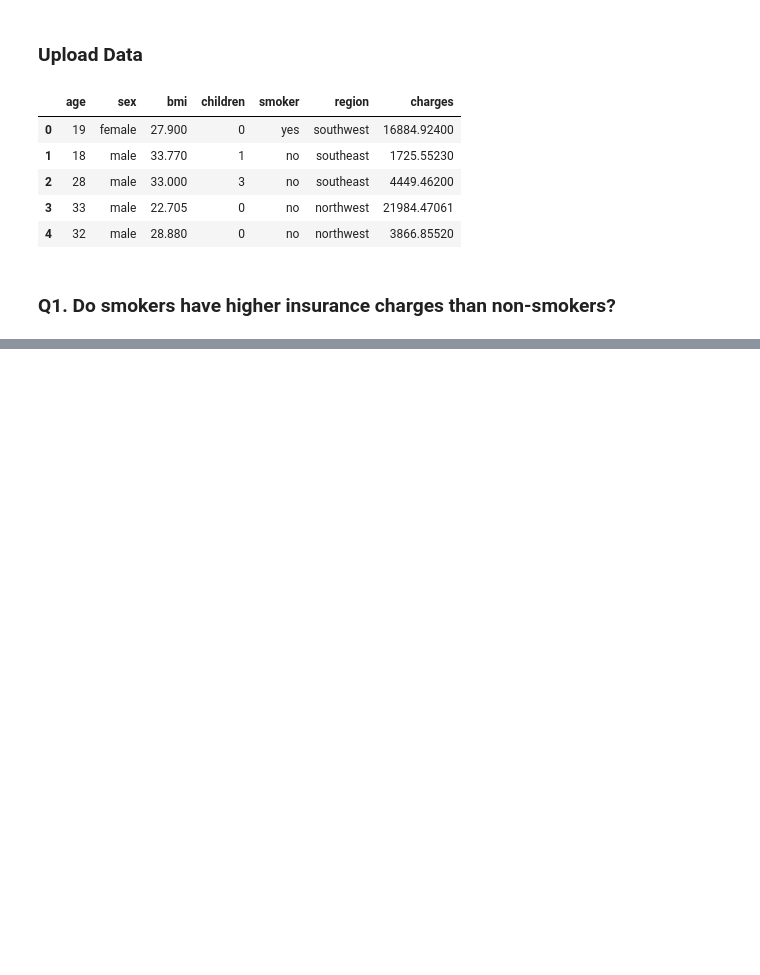
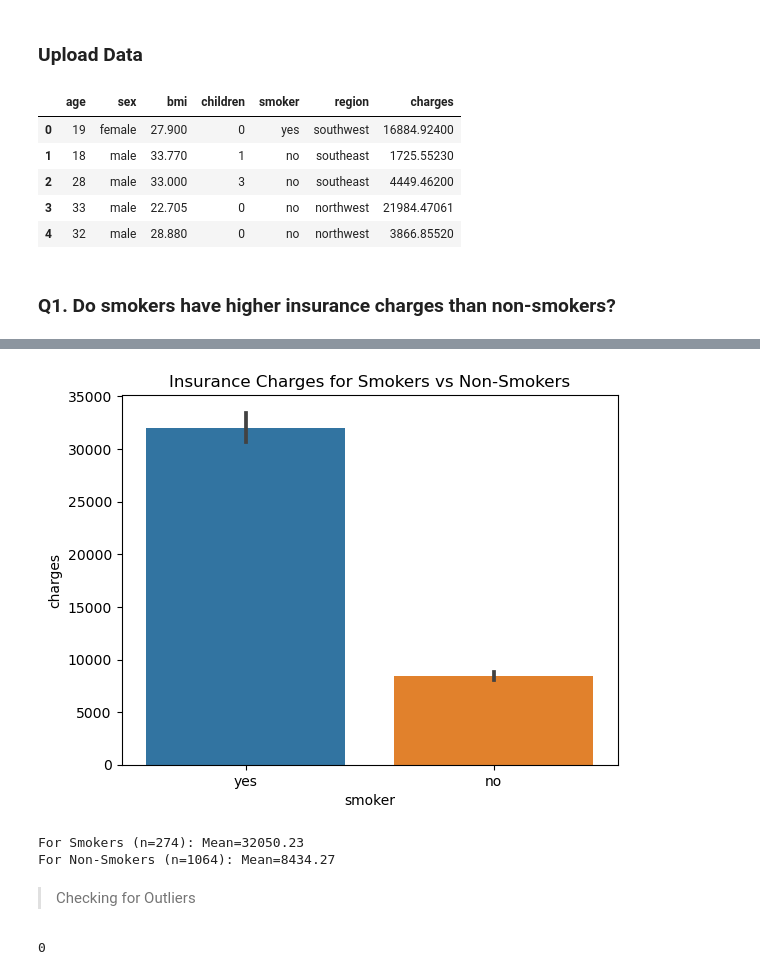
Before and after one commit to daisy-rivera/Hypothesis-Testing-with-Insurance-Data, a Jupyter notebook: Hypothesis Testing with Insurance Data.ipynb, the cells around one changed output, grey strips where cells are left out. Cells and saved outputs as stored; diff of their text form; code cells hidden in the pictures; blank space fills up the shorter version.

```diff
--- a/Hypothesis Testing with Insurance Data.ipynb
+++ b/Hypothesis Testing with Insurance Data.ipynb
@@ -38,0 +47,6 @@ df.head()
+# %%
+#visualization
+ax = sns.barplot(data=df, x='smoker',y='charges')
+ax.set_title("Insurance Charges for Smokers vs Non-Smokers");
+# %% [output]
+[figure, added]
@@ -38,0 +61,15 @@ df.head()
+# %%
+## Getting means and lenghs
+print(f"For Smokers (n={len(smoker_charges)}): Mean={np.mean(smoker_charges):.2f}")
+print(f"For Non-Smokers (n={len(non_smoker_charges)}): Mean={np.mean(non_smoker_charges):.2f}")
+# %% [output]
+For Smokers (n=274): Mean=32050.23
+For Non-Smokers (n=1064): Mean=8434.27
+# %% [markdown]
+> Checking for Outliers
+# %%
+#checking for outliers for smokers
+smoker_outliers = abs(stats.zscore(smoker_charges))>3
+np.sum(smoker_outliers)
+# %% [output]
+0
```
Also changed, not shown: parts of 36 cells of this notebook.
